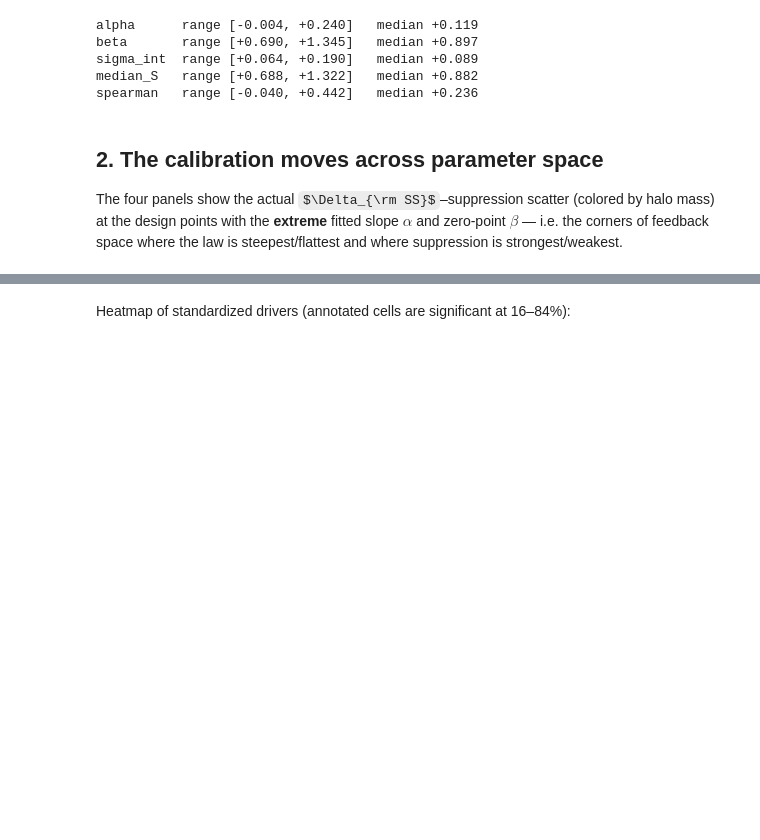
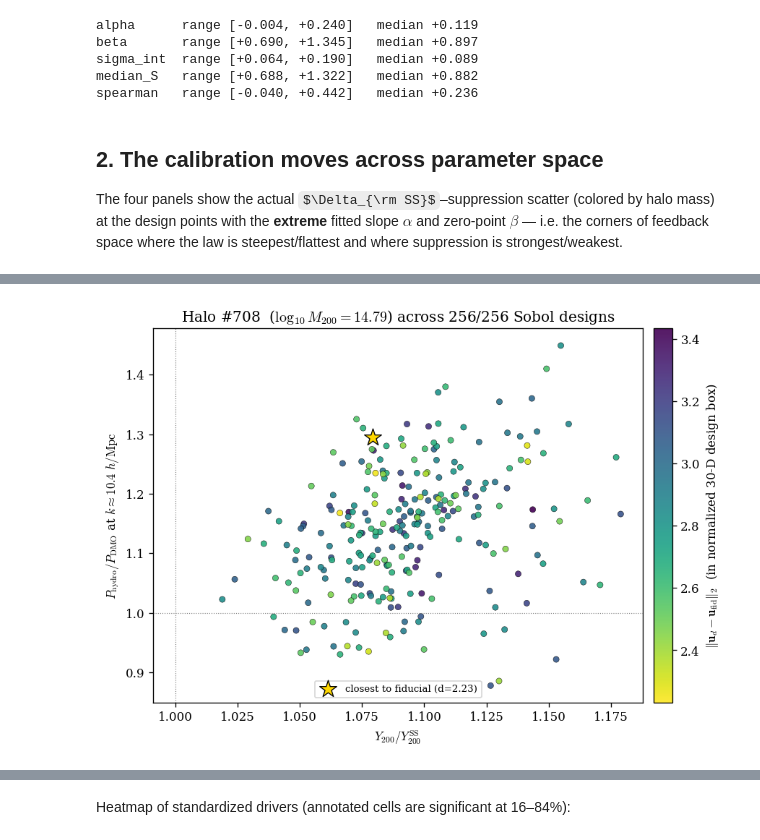
Before and after one commit to Maxelee/BIND, a Jupyter notebook: tsz_ss_calibration_sobol.ipynb, the cells around one changed output, grey strips where cells are left out. Saved outputs shown, nothing was run; the diff lists cells and outputs as text; code cells hidden in the pictures; some formulas as TeX source; blank space fills up the shorter version.

```diff
--- a/tsz_ss_calibration_sobol.ipynb
+++ b/tsz_ss_calibration_sobol.ipynb
@@ -150,0 +244,80 @@ wrote tsz_ss_sobol_figs/ss_money_panels.png
+# %%
+# Per-design (Y/Y_SS, suppression) trajectories for a single halo across all 256 designs.
+# Default: pick the most massive halo (most informative); set HALO_IDX to override.
+# Points are coloured by Euclidean distance from the CV fiducial in the *normalized*
+# design box (the same [0,1]^30 Sobol coordinate the generator inverted into physical
+# units via the SB35 min/max table with per-param log-flag), so all 30 knobs enter on
+# an equal footing.
+
+SB35_CSV = Path('/mnt/home/mlee1/Sims/IllustrisTNG_extras/L50n512/SB35/SB35_param_minmax.csv')
+_meta = pd.read_csv(SB35_CSV)
+_pname_all = _meta['ParamName'].tolist()
+_pmin_all = _meta['MinVal'].to_numpy(float)
+_pmax_all = _meta['MaxVal'].to_numpy(float)
+_plog_all = _meta['LogFlag'].to_numpy(int)
+_pfid_all = _meta['FiducialVal'].to_numpy(float)
+
+# Map astro_names (order used in the cube) -> rows in the SB35 table.
+_idx_astro = np.array([_pname_all.index(n) for n in astro_names], dtype=int)
+_pmin = _pmin_all[_idx_astro]; _pmax = _pmax_all[_idx_astro]
+_plog = _plog_all[_idx_astro]; _pfid = _pfid_all[_idx_astro]
+
+# Same inversion the generator uses (sobol_ss_generation.build_design):
+#   box   = pmin + u * (pmax - pmin)        # log10 in log-flag columns
+#   phys  = 10**box for log_flag==1, else box
+# So in the *normalized* box (u in [0,1]^30) the fiducial is:
+_box_fid = np.where(_plog == 1, np.log10(_pfid), _pfid)
+u_fid = (_box_fid - _pmin) / (_pmax - _pmin)
+# Clip just in case the catalogue fiducial sits a hair outside the SB35 box.
+u_fid = np.clip(u_fid, 0.0, 1.0)
+
+# Euclidean distance in the normalized box (per-parameter range = 1 by construction).
+design_dist = np.linalg.norm(design_norm - u_fid[None, :], axis=1)
+print(f'fiducial in normalized box: median |u_fid - 0.5| = {np.median(np.abs(u_fid - 0.5)):.3f}')
+print(f'design-to-fiducial distance: range [{design_dist.min():.2f}, {design_dist.max():.2f}], '
+      f'median {np.median(design_dist):.2f}  (max possible = sqrt(30) = {np.sqrt(30):.2f})')
+
+
+def _per_design_ratio_and_supp_for_halo(h):
+    """Return arrays of length n_design: Y/Y_SS and suppression for halo h."""
+    x = np.full(n_design, np.nan); s = np.full(n_design, np.nan)
+    for d in range(n_design):
+        Y_d = OBS[d, :, iY].astype(float)
+        S_d = OBS[d, :, iS].astype(float)
+        _, y_ss_d, _ = _fit_yss_design(logM.astype(float), Y_d, min_logM_fit=14.0)
+        if np.isfinite(Y_d[h]) and Y_d[h] > 0 and np.isfinite(y_ss_d[h]) and y_ss_d[h] > 0:
+            x[d] = Y_d[h] / y_ss_d[h]
+        s[d] = S_d[h]
+    return x, s
+
+
+HALO_IDX = int(np.argmax(logM))   # most massive halo by default
+x_h, s_h = _per_design_ratio_and_supp_for_halo(HALO_IDX)
+m = np.isfinite(x_h) & np.isfinite(s_h)
+
+fig, ax = plt.subplots(figsize=(7.8, 5.6))
+# Plot farthest-from-fiducial points first so the near-fiducial designs sit on top.
+order = np.argsort(-design_dist[m])
+xs = x_h[m][order]; ys = s_h[m][order]; cs = design_dist[m][order]
+sc = ax.scatter(xs, ys, c=cs, s=24, cmap='viridis_r',
+                edgecolor='k', linewidth=0.3, alpha=0.9)
+
+# Mark the nearest-to-fiducial design with a star for orientation.
+i_fid = int(np.nanargmin(design_dist[m]))
+ax.scatter([xs[-1]], [ys[-1]], marker='*', s=220, facecolor='gold',
+           edgecolor='k', linewidth=0.8, zorder=6,
+           label=f'closest to fiducial (d={design_dist[m].min():.2f})')
+
+ax.axhline(1.0, color='0.5', lw=0.7, ls=':')
+ax.axvline(1.0, color='0.5', lw=0.7, ls=':')
+ax.set_xlabel(r'$Y_{200}/Y_{200}^{\rm SS}$')
+ax.set_ylabel(r'$P_{\rm hydro}/P_{\rm DMO}$ at $k\approx10.4\ h/\mathrm{Mpc}$')
+ax.set_title(rf'Halo #{HALO_IDX}  ($\log_{{10}} M_{{200}} = {logM[HALO_IDX]:.2f}$) '
+             f'across {int(m.sum())}/{n_design} Sobol designs')
+ax.legend(fontsize=8, loc='best')
+fig.colorbar(sc, ax=ax, fraction=0.045, pad=0.02,
+             label=r'$\|\mathbf{u}_d - \mathbf{u}_{\rm fid}\|_2$  '
+                   r'(in normalized 30-D design box)')
+savefig(fig, 'ss_money_single_halo')
+plt.show()
+# %% [output]
@@ -150,0 +327 @@ wrote tsz_ss_sobol_figs/ss_money_panels.png
+[figure, added]
```
Also changed, not shown: parts of 24 cells of this notebook, 15 other files.
